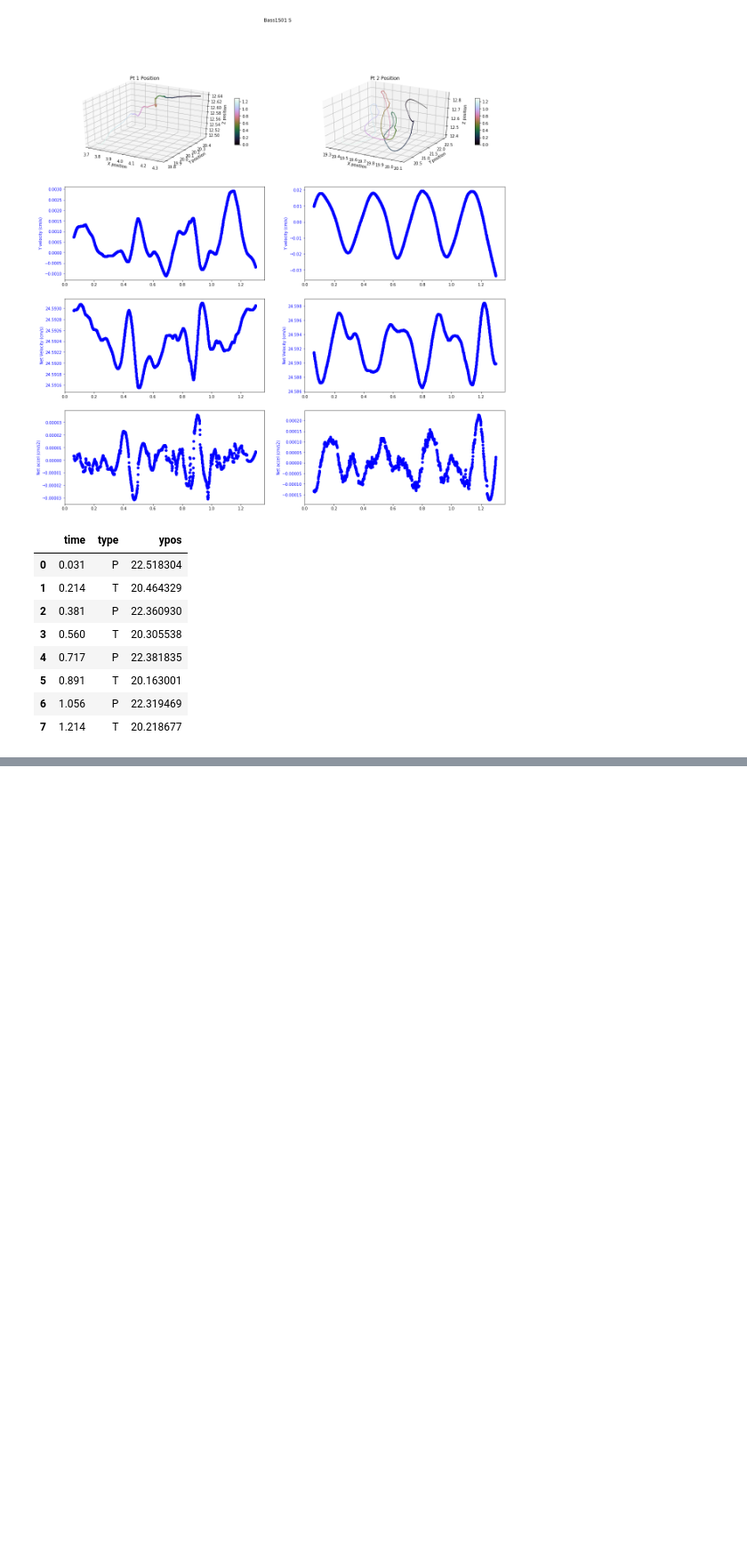
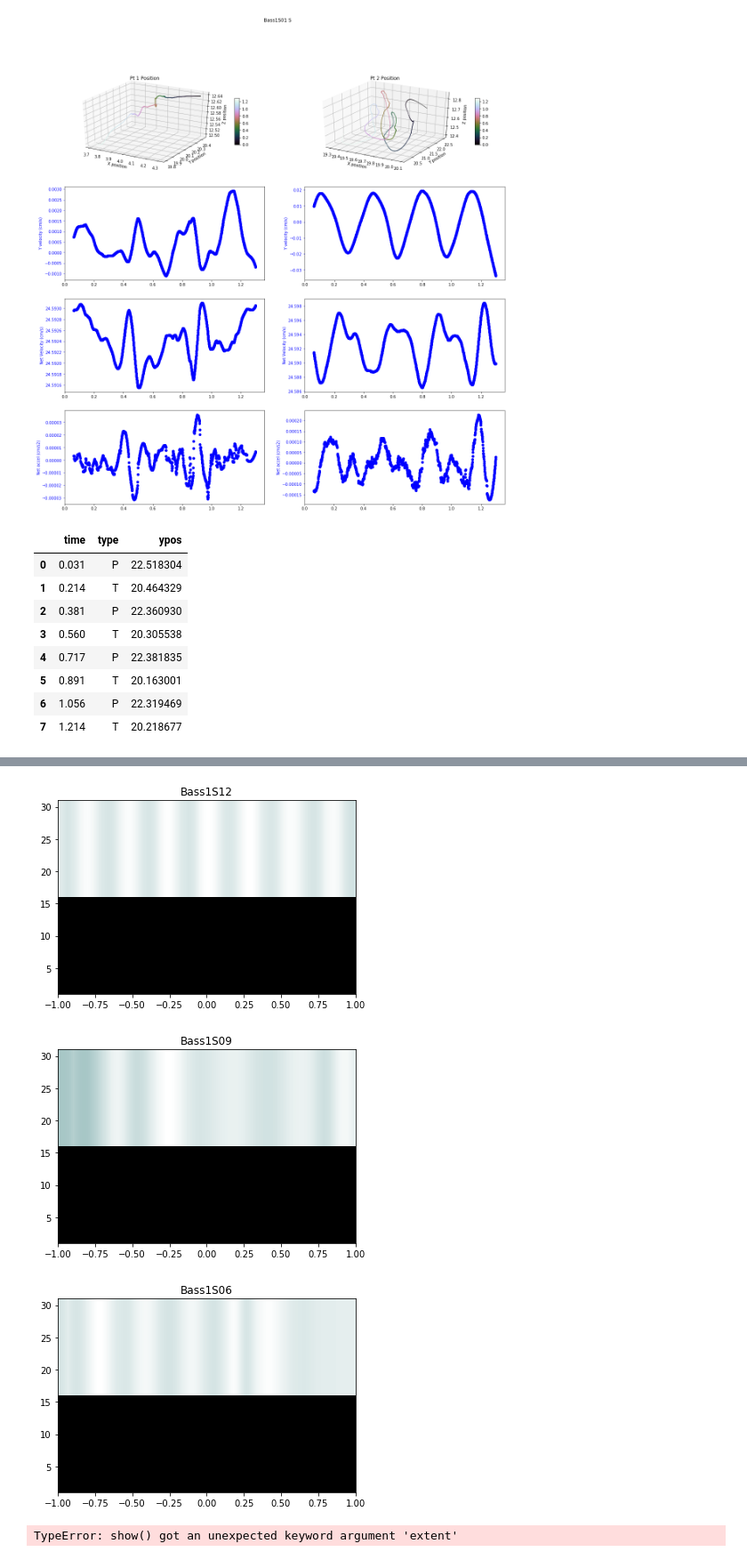
Before and after one commit to kfeilich/FishTrackProcessing, a Jupyter notebook: AccelerationCodeTesting.ipynb, the cells around one changed output, grey strips where cells are left out. Shown at 89% size. Cells and saved outputs as stored; diff of their text form; code cells hidden in the pictures; blank space fills up the shorter version.

```diff
--- a/AccelerationCodeTesting.ipynb
+++ b/AccelerationCodeTesting.ipynb
@@ -92,0 +76,23 @@ finbeats['Bass1S01']['fb_data']
+# %%
+tracklist_subset = ['Bass1S12', 'Bass1S09', 'Bass1S06']
+
+
+for trial in tracklist_subset:
+    data = tracklist[trial]['data']['pt2y_smth']
+    length = data.size
+    FR = tracklist[trial]['FPS']
+    sampling = 1.0/FR
+    x = pylab.arange(0, 1, 1. / length)
+
+    cA = []
+    cD = []
+
+    (cA, cD) = pywt.dwt(data,'sym20')
+
+    pylab.title(trial)
+    pylab.imshow((cA,cD), extent=[-1, 1, 1, 31], cmap='bone', aspect='auto')
+    pylab.show()
+# %% [output]
+[figure, added]
+[figure, added]
+[figure, added]
@@ -92,0 +114,5 @@ finbeats['Bass1S01']['fb_data']
+# %%
+plt.imshow((cA,cD))
+plt.show(extent=[-1, 1, 1, 31], cmap='bone', aspect='auto')
+# %% [output]
+TypeError: show() got an unexpected keyword argument 'extent'
```
Also changed, not shown: parts of 4 cells of this notebook, 13 other files.
